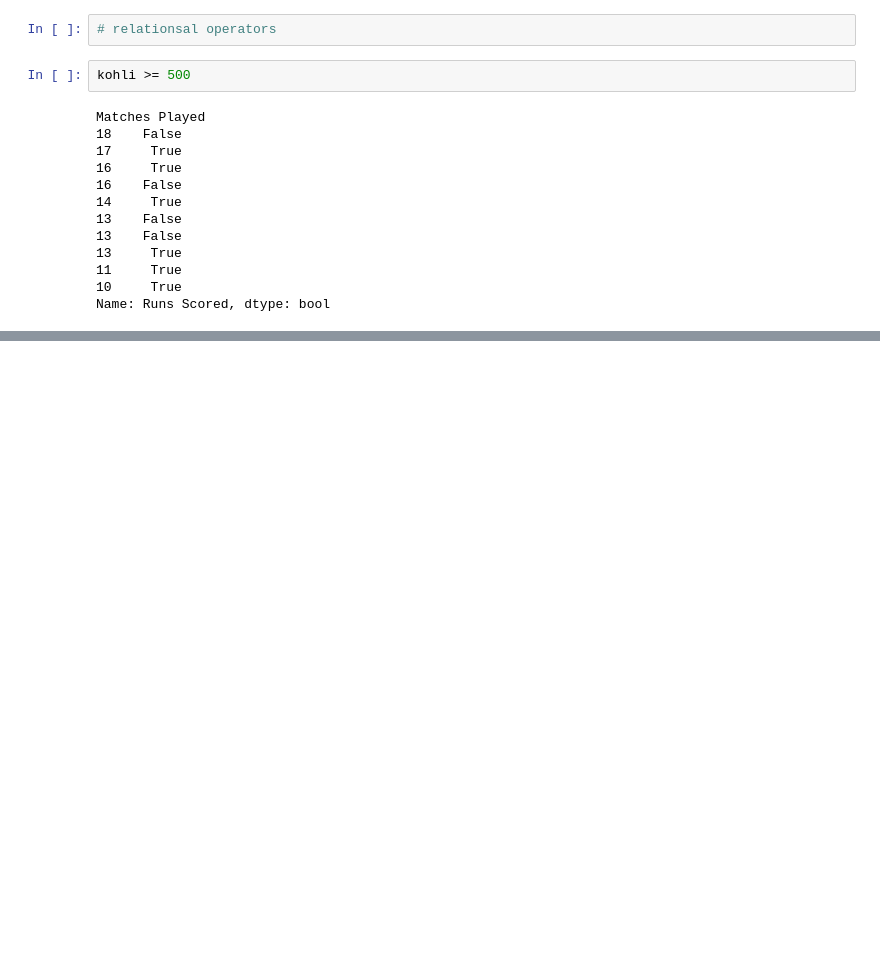
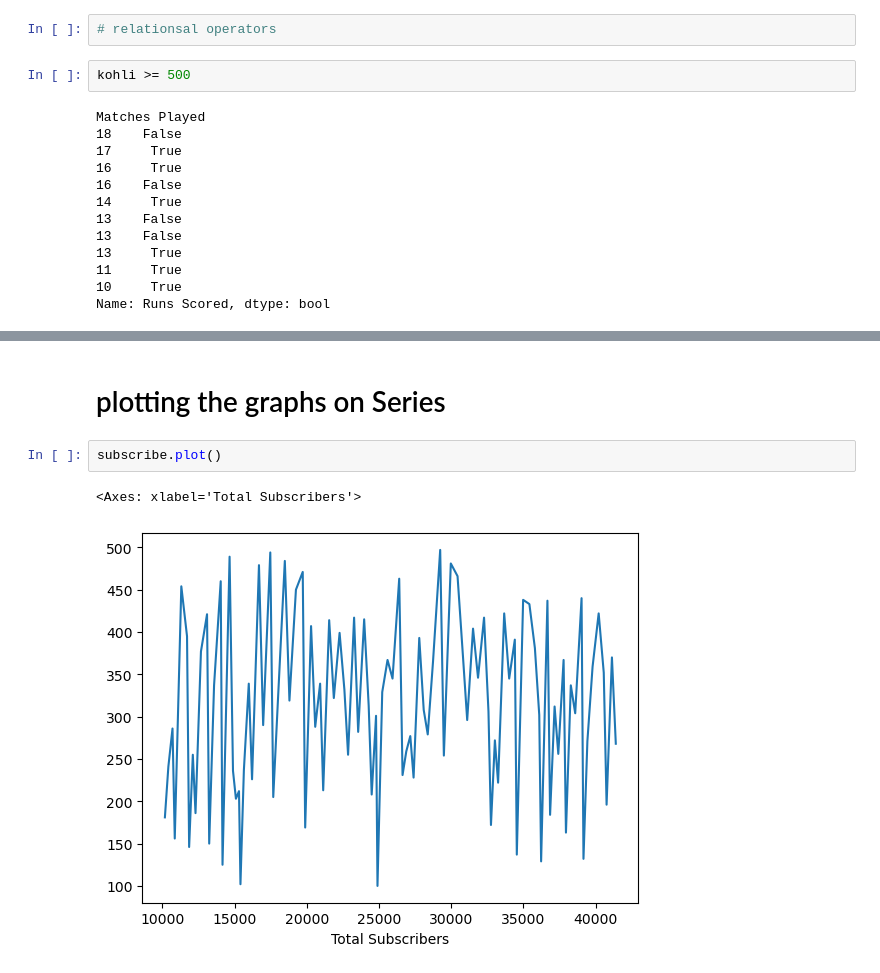
Before and after one commit to nitishrudra3510/DataScience, a Jupyter notebook: Libraries/Pandas/riviison_pandasss.ipynb, the cells around one changed output, grey strips where cells are left out. Cells and saved outputs as stored; diff of their text form; blank space fills up the shorter version.

```diff
--- a/Libraries/Pandas/riviison_pandasss.ipynb
+++ b/Libraries/Pandas/riviison_pandasss.ipynb
@@ -734,0 +771,7 @@ Name: Runs Scored, dtype: bool
+# %% [markdown]
+# plotting the graphs on Series
+# %%
+subscribe.plot()
+# %% [output]
+<Axes: xlabel='Total Subscribers'>
+[figure, added]
```
Also changed, not shown: parts of 26 cells of this notebook.
